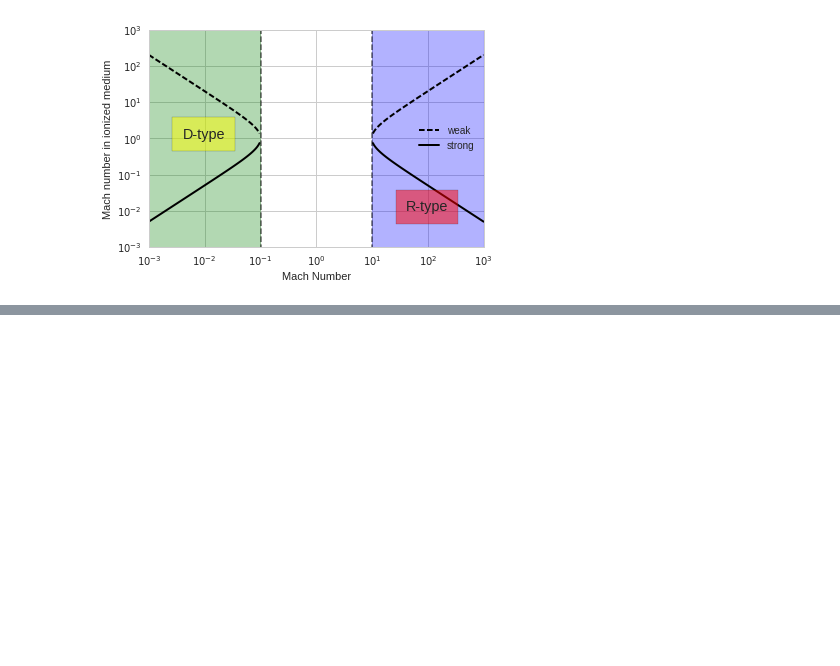
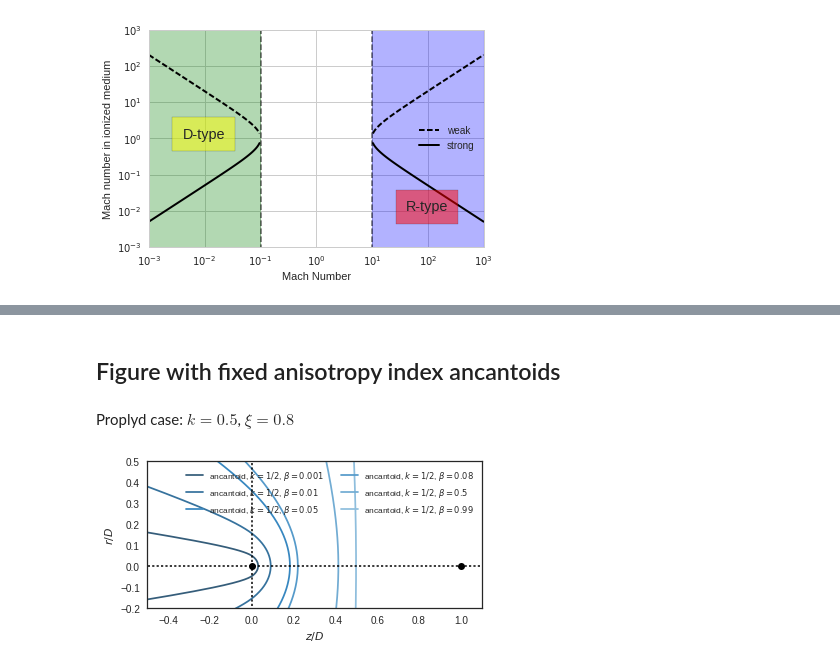
Before and after one commit to Lxndrs/Thesis, a Jupyter notebook: Picture_maker.ipynb, the cells around one changed output, grey strips where cells are left out. Drawn from its saved outputs; the diff is of its cells as text; code cells hidden in the pictures; blank space fills up the shorter version.

```diff
--- a/Picture_maker.ipynb
+++ b/Picture_maker.ipynb
@@ -227,0 +286,26 @@ plt.savefig("./Figures/IF-vel-jump.pdf")
+# %% [markdown]
+## Figure with fixed anisotropy index ancantoids
+# %% [markdown]
+Proplyd case: $k = 0.5$, $\xi =0.8$
+# %%
+for b, c in zip(beta[1:], colors[1:]):
+    proplyd = Shell(beta=b, innertype="proplyd")
+    R = proplyd.radius(theta)
+    label= r"ancantoid, $k = 1/2$, $\beta={}$".format(b)
+    t = np.zeros_like(2*theta)
+    t, R = complete_shape(R, theta)
+    x, y = R*np.cos(t), R*np.sin(t)
+    plt.plot(x, y, label=label, c=c)
+plt.plot([0], [0], "ko")
+plt.plot([1], [0], "ko")
+plt.plot([-1.5, 1.5], [0, 0], "k:", lw=1.5)
+plt.plot([0, 0], [-1.5, 1.5], "k:", lw=1.5)
+plt.legend(fontsize="small", ncol=2, loc="best")
+plt.axes().set_aspect('equal')
+plt.xlim(-0.5, 1.1)
+plt.ylim(-0.2, 0.5)
+plt.xlabel(r"$z/D$")
+plt.ylabel(r"$r/D$")
+plt.savefig("./Figures/ancantoid-shape.pdf")
+# %% [output]
+[figure, added]
```
Also changed, not shown: parts of 16 cells of this notebook, 7 other files.
